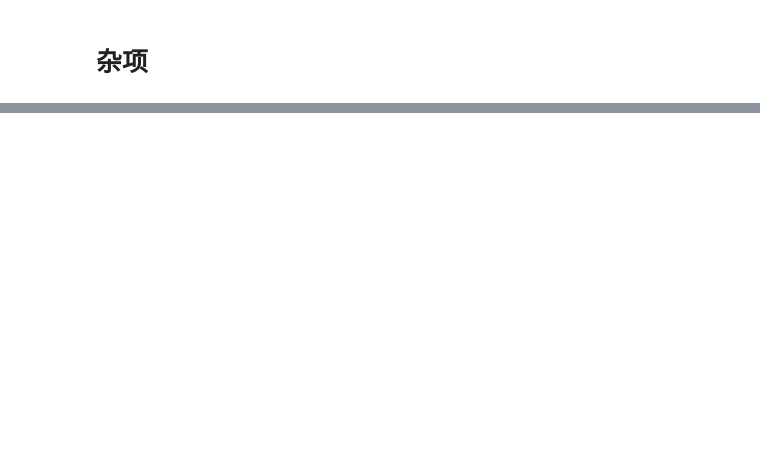
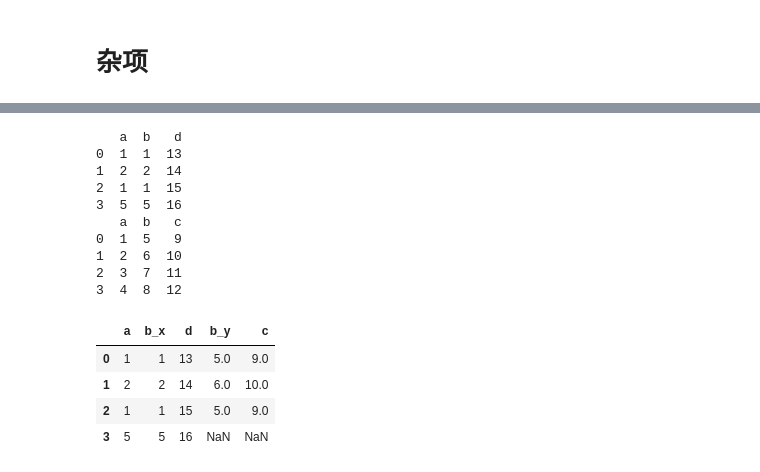
Before and after one commit to innerseacn/pynbCaseData, a Jupyter notebook: 数据清洗.ipynb, the cells around one changed output, grey strips where cells are left out. Drawn from its saved outputs; the diff is of its cells as text; code cells hidden in the pictures; blank space fills up the shorter version.

```diff
--- a/数据清洗.ipynb
+++ b/数据清洗.ipynb
@@ -174,0 +171,23 @@ Timestamp('2023-01-01 00:00:00')
+# %%
+import pandas as pd
+df2 = pd.DataFrame({'a':[1,2,3,4],'b':[5,6,7,8],'c':[9,10,11,12]})
+df1 = pd.DataFrame({'a':[1,2,1,5],'b':[1,2,1,5],'d':[13,14,15,16]})
+print(df1)
+print(df2)
+pd.merge(df1,df2,left_on='a',right_on='a', how='left', validate='m:1', copy=False)
+# %% [output]
+   a  b   d
+0  1  1  13
+1  2  2  14
+2  1  1  15
+3  5  5  16
+   a  b   c
+0  1  5   9
+1  2  6  10
+2  3  7  11
+3  4  8  12
+|  | a | b_x | d | b_y | c |
+| 0 | 1 | 1 | 13 | 5.0 | 9.0 |
+| 1 | 2 | 2 | 14 | 6.0 | 10.0 |
+| 2 | 1 | 1 | 15 | 5.0 | 9.0 |
+| 3 | 5 | 5 | 16 | NaN | NaN |
```
Also changed, not shown: parts of 29 cells of this notebook, 13 other files.
